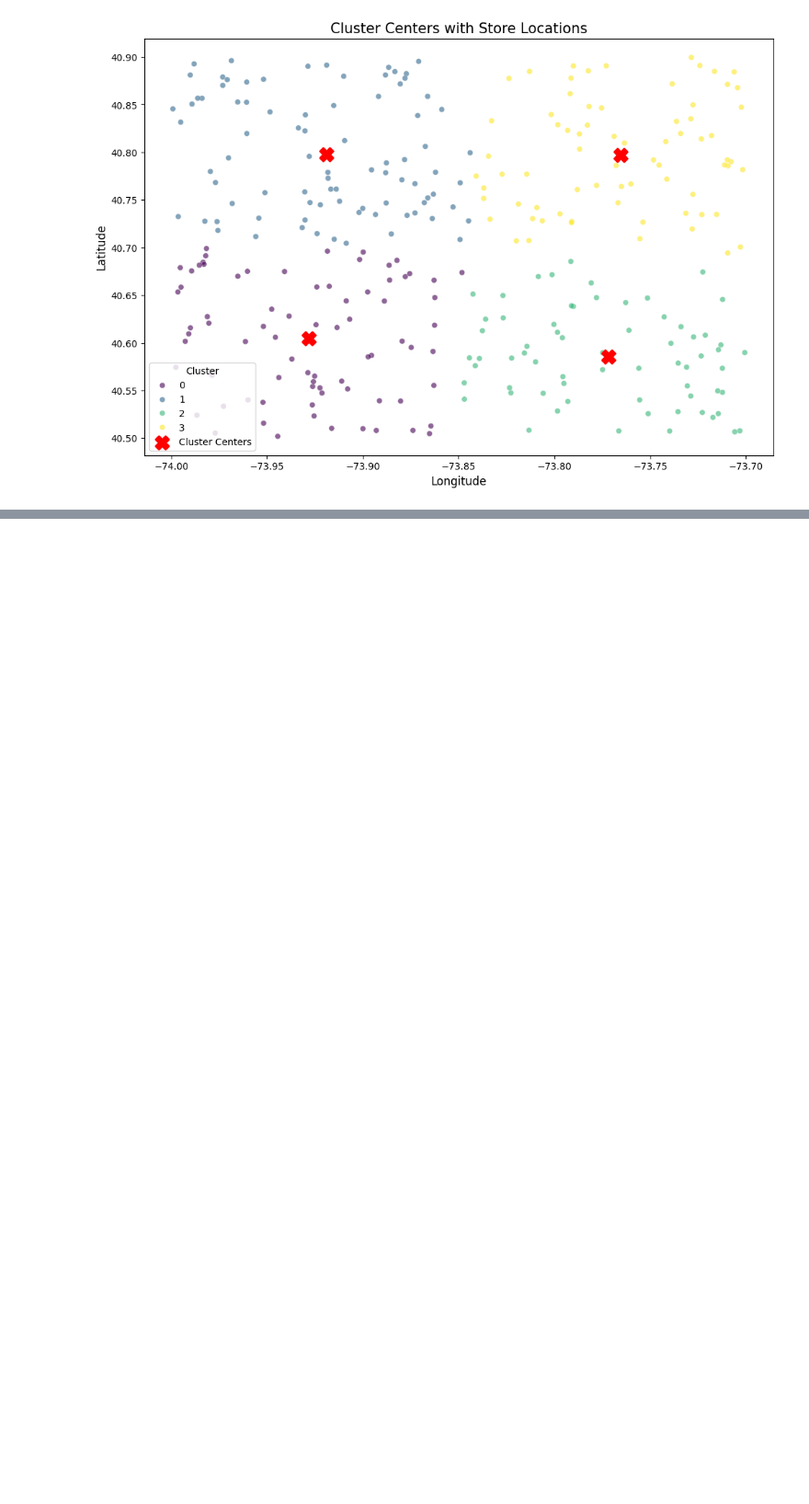
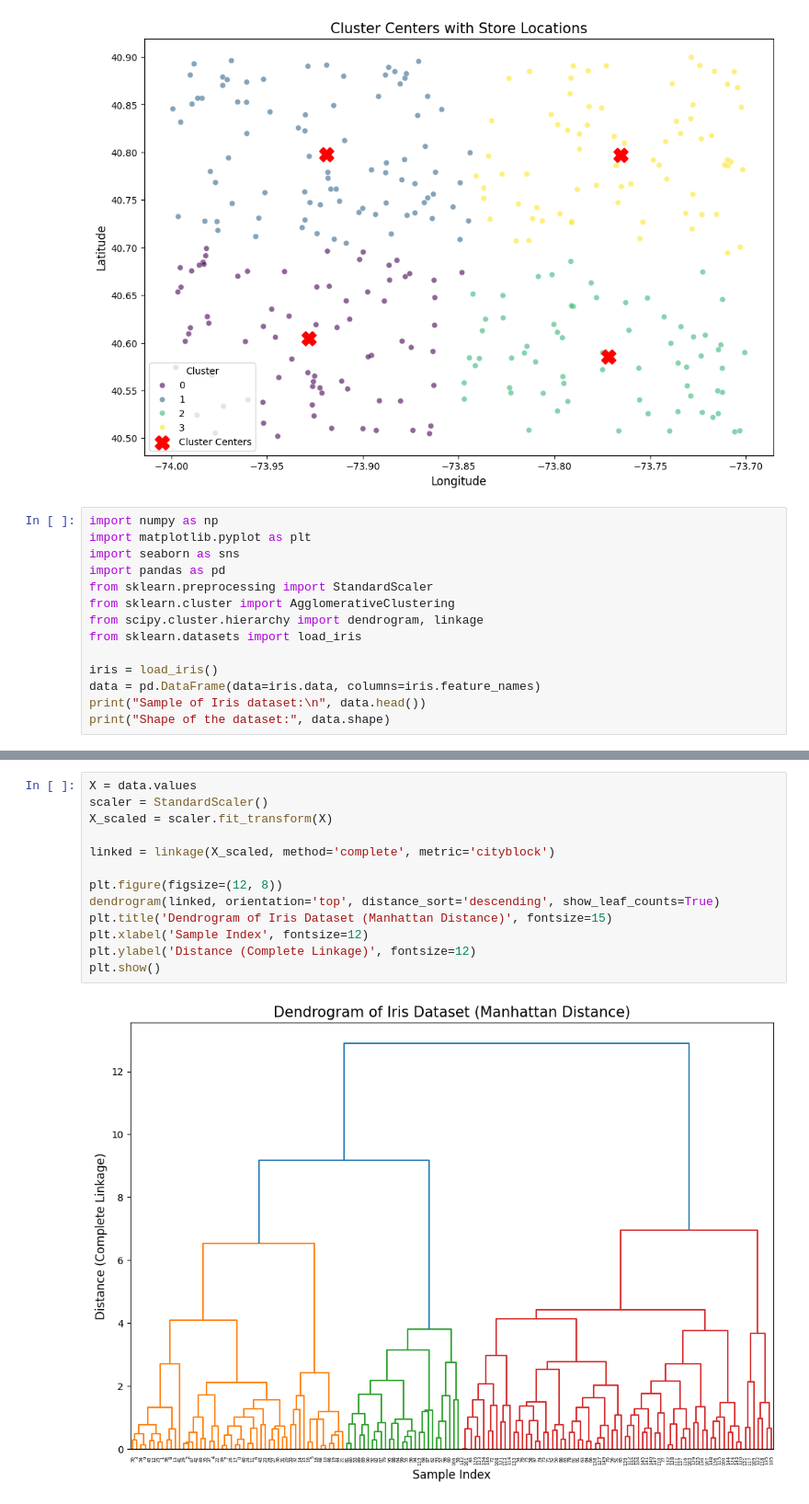
Before and after one commit to abshek7/intial_v, a Jupyter notebook: clustering_algorithms_usla.ipynb, the cells around one changed output, grey strips where cells are left out. Shown: that part at 92% size. Saved outputs shown, nothing was run; the diff lists cells and outputs as text; blank space fills up the shorter version.

```diff
--- a/clustering_algorithms_usla.ipynb
+++ b/clustering_algorithms_usla.ipynb
@@ -142,3 +142,17 @@ plt.legend(title='Cluster')
 plt.show()
 # %% [output]
 [figure]
+# %%
+import numpy as np
+import matplotlib.pyplot as plt
+import seaborn as sns
+import pandas as pd
+from sklearn.preprocessing import StandardScaler
+from sklearn.cluster import AgglomerativeClustering
+from scipy.cluster.hierarchy import dendrogram, linkage
+from sklearn.datasets import load_iris
+
+iris = load_iris()
+data = pd.DataFrame(data=iris.data, columns=iris.feature_names)
+print("Sample of Iris dataset:\n", data.head())
+print("Shape of the dataset:", data.shape)
@@ -144,0 +168,15 @@ plt.show()
+# %%
+X = data.values
+scaler = StandardScaler()
+X_scaled = scaler.fit_transform(X)
+
+linked = linkage(X_scaled, method='complete', metric='cityblock')
+
+plt.figure(figsize=(12, 8))
+dendrogram(linked, orientation='top', distance_sort='descending', show_leaf_counts=True)
+plt.title('Dendrogram of Iris Dataset (Manhattan Distance)', fontsize=15)
+plt.xlabel('Sample Index', fontsize=12)
+plt.ylabel('Distance (Complete Linkage)', fontsize=12)
+plt.show()
+# %% [output]
+[figure, added]
```
Also changed, not shown: parts of 2 cells of this notebook.
